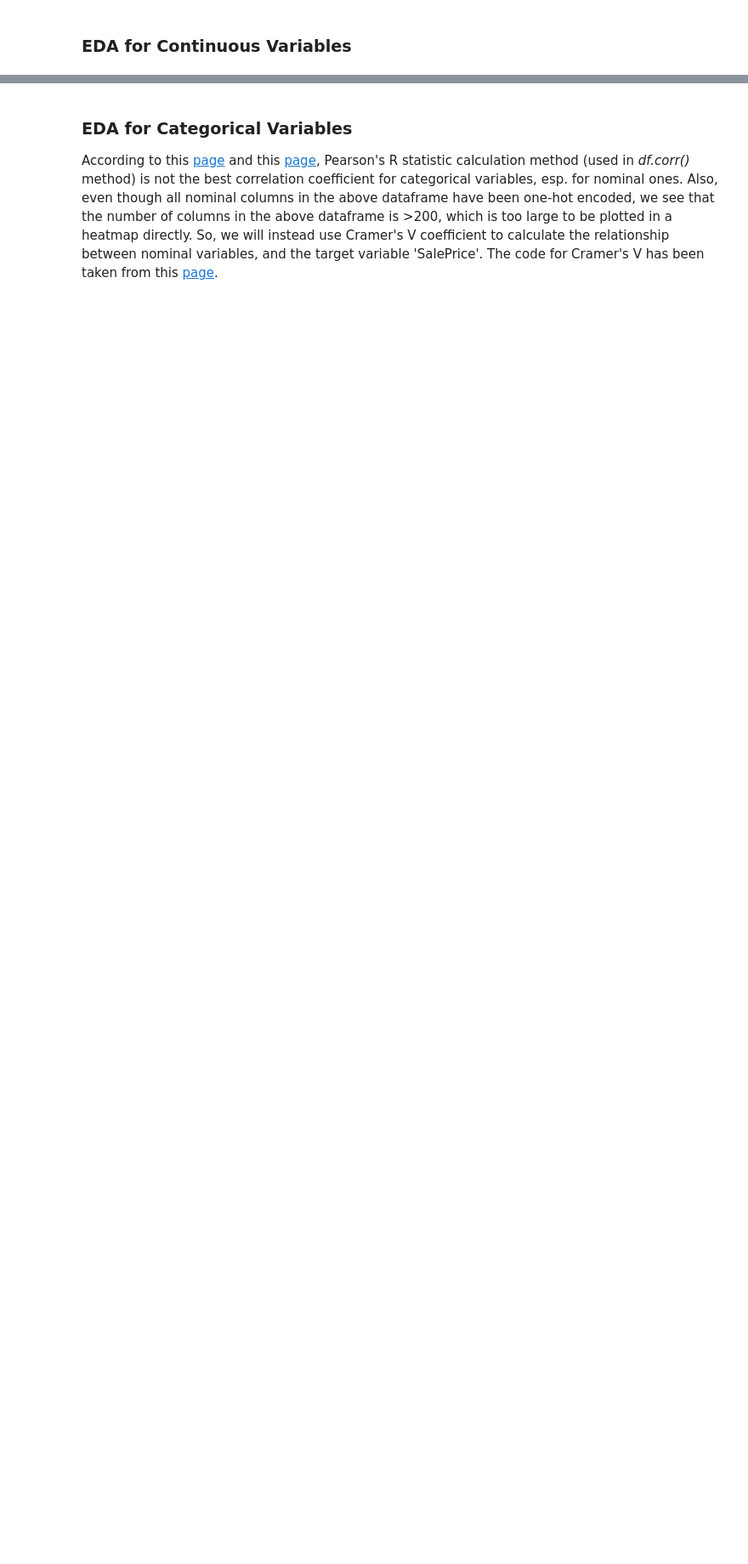
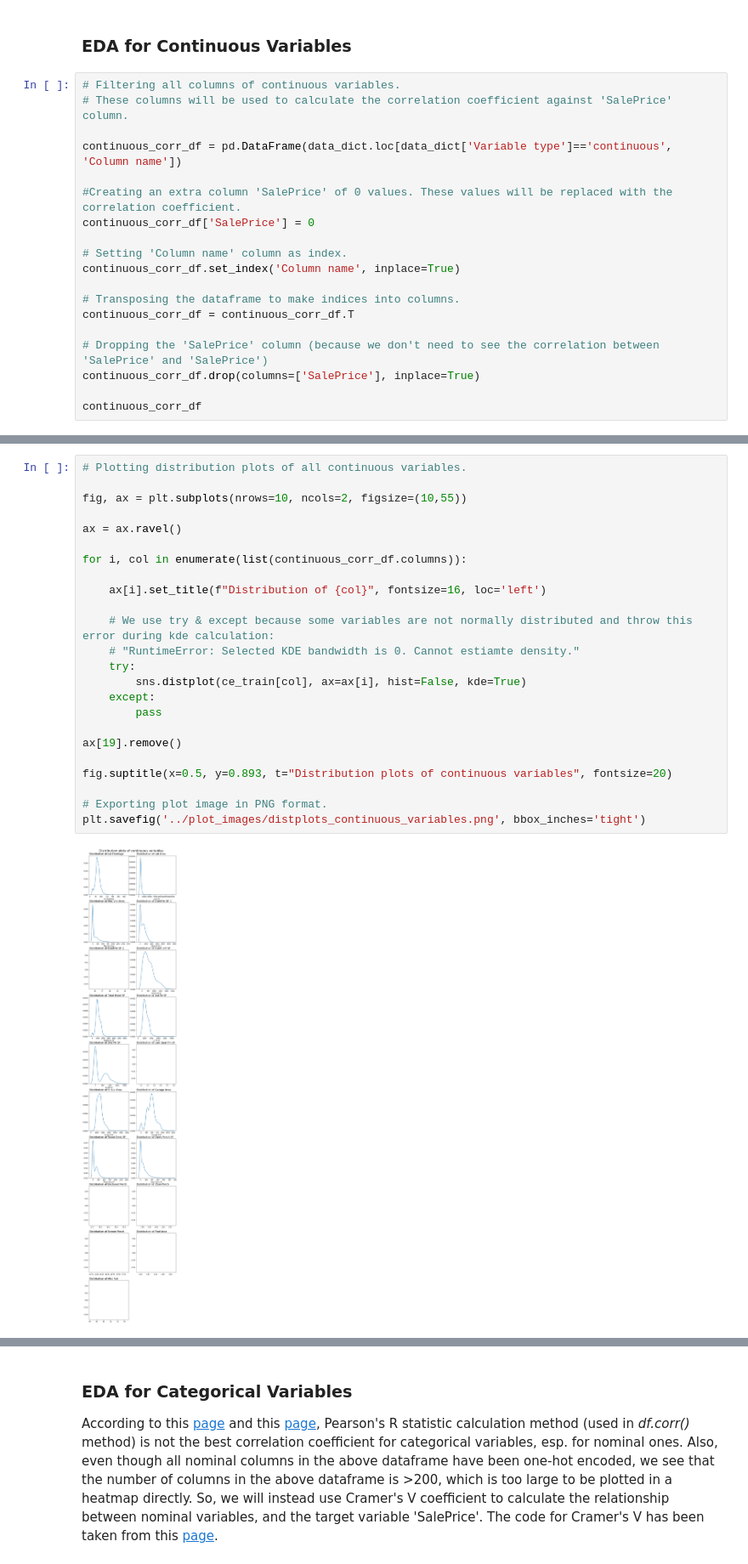
Before and after one commit to prerak12agarwal/GA_DSI_Projects, a Jupyter notebook: Project 2/code/3_EDA.ipynb, the cells around one changed output, grey strips where cells are left out. Shown at 85% size. Cells and saved outputs as stored; diff of their text form; blank space fills up the shorter version.

```diff
--- a/Project 2/code/3_EDA.ipynb
+++ b/Project 2/code/3_EDA.ipynb
@@ -147,2 +153,21 @@ The following 2 columns will be disregarded from this point on because of the re
 # %% [markdown]
 ### EDA for Continuous Variables
+# %%
+# Filtering all columns of continuous variables.
+# These columns will be used to calculate the correlation coefficient against 'SalePrice' column.
+
+continuous_corr_df = pd.DataFrame(data_dict.loc[data_dict['Variable type']=='continuous', 'Column name'])
+
+#Creating an extra column 'SalePrice' of 0 values. These values will be replaced with the correlation coefficient.
+continuous_corr_df['SalePrice'] = 0
+
+# Setting 'Column name' column as index.
+continuous_corr_df.set_index('Column name', inplace=True)
+
+# Transposing the dataframe to make indices into columns.
+continuous_corr_df = continuous_corr_df.T
+
+# Dropping the 'SalePrice' column (because we don't need to see the correlation between 'SalePrice' and 'SalePrice')
+continuous_corr_df.drop(columns=['SalePrice'], inplace=True)
+
+continuous_corr_df
@@ -148,0 +179,26 @@ The following 2 columns will be disregarded from this point on because of the re
+# %%
+# Plotting distribution plots of all continuous variables.
+
+fig, ax = plt.subplots(nrows=10, ncols=2, figsize=(10,55))
+
+ax = ax.ravel()
+
+for i, col in enumerate(list(continuous_corr_df.columns)):
+
+    ax[i].set_title(f"Distribution of {col}", fontsize=16, loc='left')
+
+    # We use try & except because some variables are not normally distributed and throw this error during kde calculation:
+    # "RuntimeError: Selected KDE bandwidth is 0. Cannot estiamte density."
+    try:
+        sns.distplot(ce_train[col], ax=ax[i], hist=False, kde=True)
+    except:
+        pass
+
+ax[19].remove()
+
+fig.suptitle(x=0.5, y=0.893, t="Distribution plots of continuous variables", fontsize=20)
+
+# Exporting plot image in PNG format.
+plt.savefig('../plot_images/distplots_continuous_variables.png', bbox_inches='tight')
+# %% [output]
+[figure, added]
```
Also changed, not shown: parts of 41 cells of this notebook, 10 other files.
